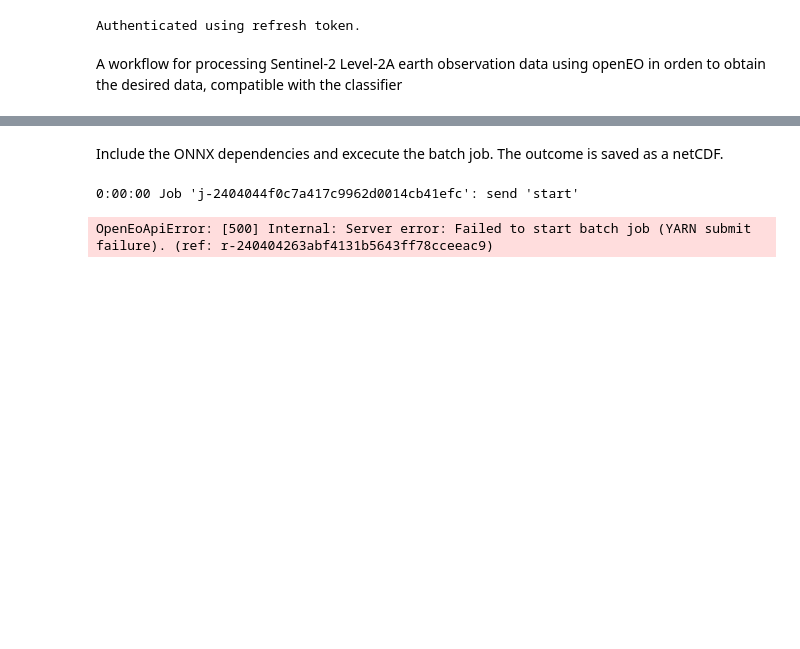
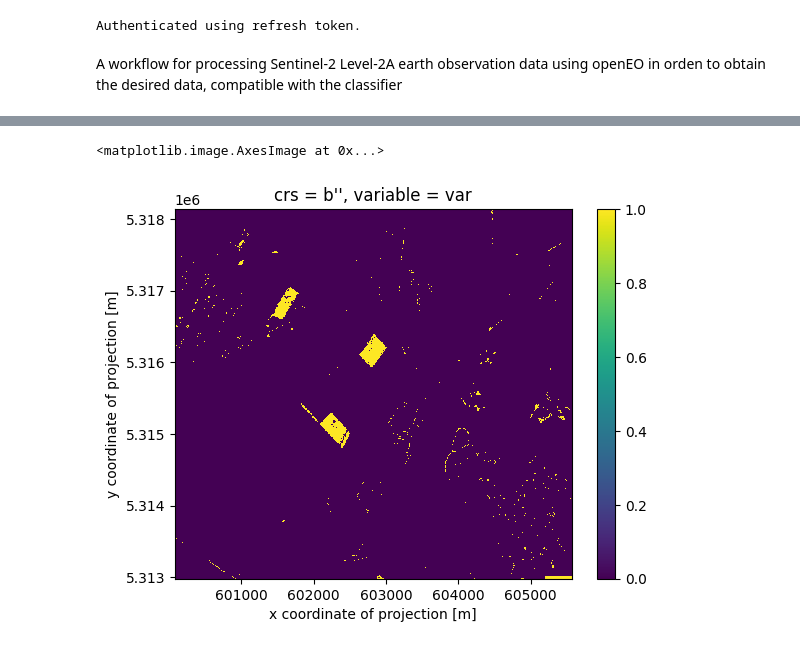
Before and after one commit to clausmichele/openEO_photovoltaic, a Jupyter notebook: udf_inference/openeo_pv_farms_inference_udf.ipynb, the cells around one changed output, grey strips where cells are left out. Saved outputs shown, nothing was run; the diff lists cells and outputs as text; code cells hidden in the pictures; blank space fills up the shorter version.

```diff
--- a/udf_inference/openeo_pv_farms_inference_udf.ipynb
+++ b/udf_inference/openeo_pv_farms_inference_udf.ipynb
@@ -47,20 +95,6 @@ prediction = s2_cube.reduce_bands(reducer=udf)
-# %% [markdown]
-Include the ONNX dependencies and excecute the batch job.
-The outcome is saved as a netCDF.
-# %%
-# Add the onnx dependencies to the job options. You can reuse this existing dependencies archive
-dependencies_url = "https://artifactory.vgt.vito.be/artifactory/auxdata-public/openeo/onnx_dependencies_1.16.3.zip"
-job_options = {
-    "udf-dependency-archives": [
-        f"{dependencies_url} #onnx_deps"
-    ],
-}
-
-prediction_job = prediction.execute_batch(
-    "./photovoltaic_prediction.nc",
-    job_options=job_options,
-    title="photovoltaic_prediction"
-)
-# %% [output]
-0:00:00 Job 'j-2404044f0c7a417c9962d0014cb41efc': send 'start'
-OpenEoApiError: [500] Internal: Server error: Failed to start batch job (YARN submit failure). (ref: r-240404263abf4131b5643ff78cceeac9)
+# %%
+import xarray as xr
+xr.open_dataset("./photovoltaic_prediction_median_summer_2023.nc",decode_coords="all").to_dataarray()[0].plot.imshow()
+# %% [output]
+<matplotlib.image.AxesImage at 0x...>
+[figure, added]
```
Also changed, not shown: parts of 4 cells of this notebook, 3 other files.
